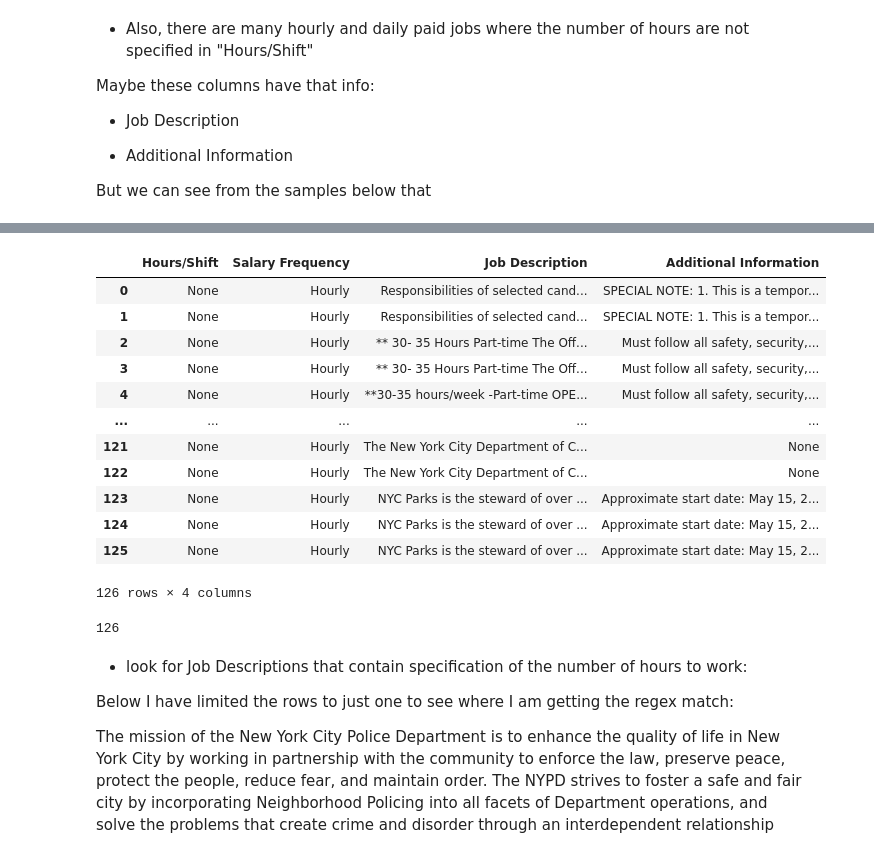
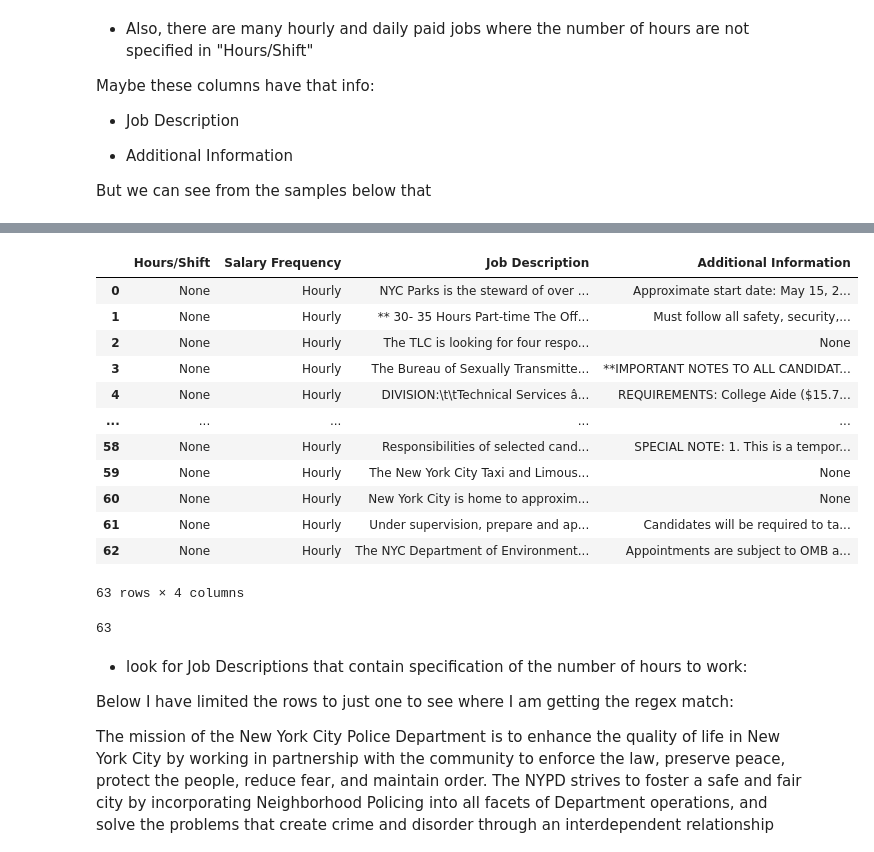
Before and after one commit to pvsidharthan/nse_analysis, a Jupyter notebook: src/notebook/data_analysis.ipynb, the cells around one changed output, grey strips where cells are left out. Cells and saved outputs as stored; diff of their text form; code cells hidden in the pictures.

```diff
--- a/src/notebook/data_analysis.ipynb
+++ b/src/notebook/data_analysis.ipynb
@@ -205,0 +221,2 @@ True
+# %%
+df.sort("Job ID").limit(2).toPandas().transpose()
@@ -205,0 +259,2 @@ True
+# %%
+dedupd_df = df.dropDuplicates(["Job ID"])
@@ -709,27 +838,27 @@ df.select(["Hours/Shift","Salary Frequency","Job Description","Additional Inform
 # %%
-df.select(["Hours/Shift","Salary Frequency","Job Description","Additional Information"]).\
+dedupd_df.select(["Hours/Shift","Salary Frequency","Job Description","Additional Information"]).\
     where(F.col('Salary Frequency') == 'Hourly').\
     where(F.col('Hours/Shift').isNull()).toPandas()
 # %% [output]
 |  | Hours/Shift | Salary Frequency | Job Description | Additional Information |
-| 0 | None | Hourly | Responsibilities of selected cand... | SPECIAL NOTE: 1. This is a tempor... |
-| 1 | None | Hourly | Responsibilities of selected cand... | SPECIAL NOTE: 1. This is a tempor... |
-| 2 | None | Hourly | ** 30- 35 Hours Part-time The Off... | Must follow all safety, security,... |
-| 3 | None | Hourly | ** 30- 35 Hours Part-time The Off... | Must follow all safety, security,... |
-| 4 | None | Hourly | **30-35 hours/week -Part-time OPE... | Must follow all safety, security,... |
+| 0 | None | Hourly | NYC Parks is the steward of over ... | Approximate start date: May 15, 2... |
+| 1 | None | Hourly | ** 30- 35 Hours Part-time The Off... | Must follow all safety, security,... |
+| 2 | None | Hourly | The TLC is looking for four respo... | None |
+| 3 | None | Hourly | The Bureau of Sexually Transmitte... | **IMPORTANT NOTES TO ALL CANDIDAT... |
+| 4 | None | Hourly | DIVISION:\t\tTechnical Services â... | REQUIREMENTS: College Aide ($15.7... |
 | ... | ... | ... | ... | ... |
-| 121 | None | Hourly | The New York City Department of C... | None |
-| 122 | None | Hourly | The New York City Department of C... | None |
-| 123 | None | Hourly | NYC Parks is the steward of over ... | Approximate start date: May 15, 2... |
-| 124 | None | Hourly | NYC Parks is the steward of over ... | Approximate start date: May 15, 2... |
-| 125 | None | Hourly | NYC Parks is the steward of over ... | Approximate start date: May 15, 2... |
+| 58 | None | Hourly | Responsibilities of selected cand... | SPECIAL NOTE: 1. This is a tempor... |
+| 59 | None | Hourly | The New York City Taxi and Limous... | None |
+| 60 | None | Hourly | New York City is home to approxim... | None |
+| 61 | None | Hourly | Under supervision, prepare and ap... | Candidates will be required to ta... |
+| 62 | None | Hourly | The NYC Department of Environment... | Appointments are subject to OMB a... |
-126 rows × 4 columns
+63 rows × 4 columns
 # %%
-df.select(["Hours/Shift","Salary Frequency","Job Description","Additional Information"]).\
+dedupd_df.select(["Hours/Shift","Salary Frequency","Job Description","Additional Information"]).\
     where(F.col('Salary Frequency') == 'Hourly').\
     where(F.col('Hours/Shift').isNull()).count()
 # %% [output]
-126
+63
 # %% [markdown]
 - look for Job Descriptions that contain specification of the number of hours to work:
 
```
Also changed, not shown: parts of 63 cells of this notebook, 28 other files.
